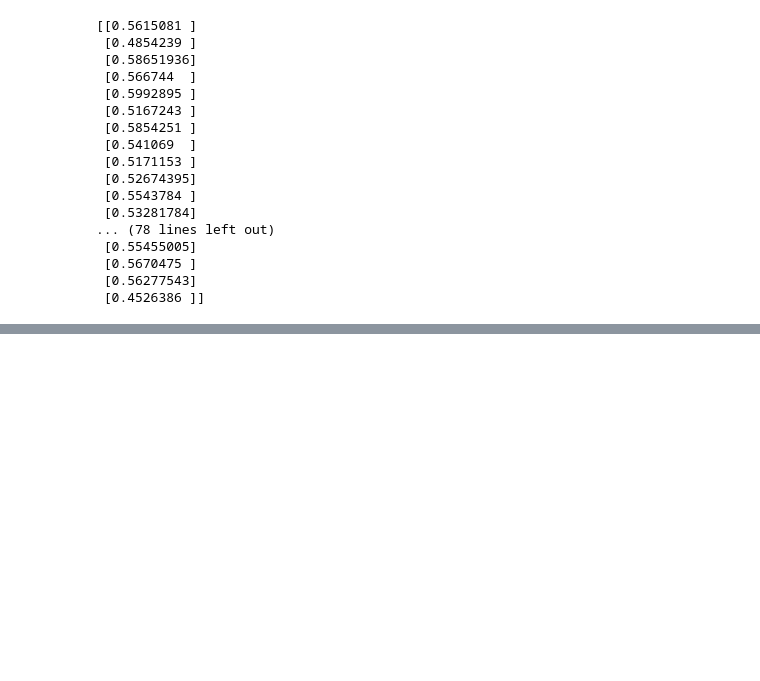
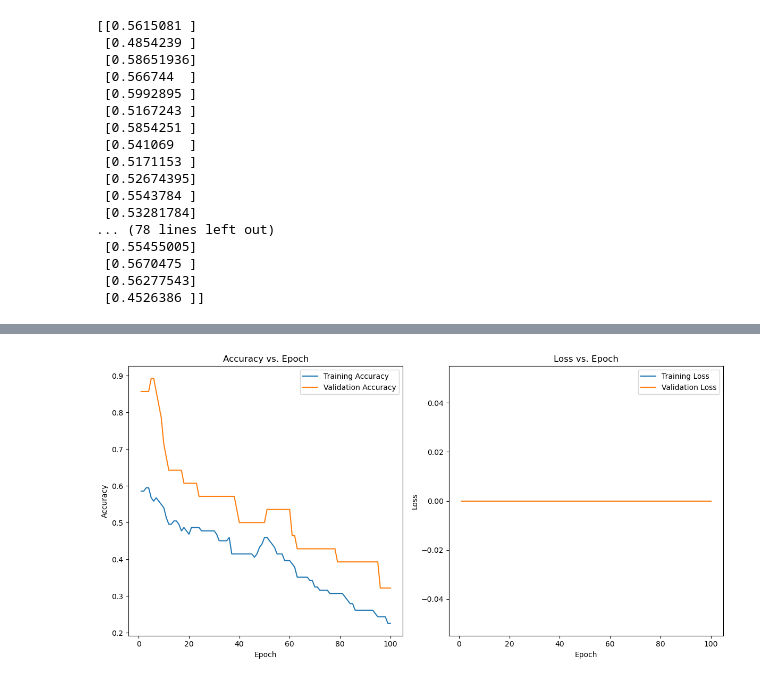
Before and after one commit to andrew-fellowes/project-four-testing-ovarian-cancer, a Jupyter notebook: Kerastuner/auto_optimisation_solutionPCA3rdAttempt.ipynb, the cells around one changed output, grey strips where cells are left out. Drawn from its saved outputs; the diff is of its cells as text; code cells hidden in the pictures; blank space fills up the shorter version.

Commit message:
optimised model accuracy/loss added

```diff
--- a/Kerastuner/auto_optimisation_solutionPCA3rdAttempt.ipynb
+++ b/Kerastuner/auto_optimisation_solutionPCA3rdAttempt.ipynb
@@ -683,0 +676,9 @@ with open('./Kerastuner/untitled_project/predictions_output.csv', 'w', newline='
+# %%
+# Reload optimised model
+optimized_model = load_model('./PCA_3rdAttemptProject_AF_trials/PCA3rdAttempt_optimised_model.h5')
+# %%
+# Compile the model
+optimized_model.compile(optimizer='adam', loss='categorical_crossentropy', metrics=['accuracy'])
+# %%
+# Simulate training process using the test data
+history = optimized_model.fit(X2_train_pca, y2_train,epochs=100, validation_data=(X2_test_pca,y2_test), verbose=1)
@@ -683,0 +704,33 @@ with open('./Kerastuner/untitled_project/predictions_output.csv', 'w', newline='
+# %%
+# Extract Training History
+training_accuracy = history.history['accuracy']
+validation_accuracy = history.history['val_accuracy']
+training_loss = history.history['loss']
+validation_loss = history.history['val_loss']
+epochs = range(1, 101)
+# %%
+# Plot Accuracy and Loss Curves
+plt.figure(figsize=(12, 6))
+
+# Plot Accuracy
+plt.subplot(1, 2, 1)
+plt.plot(epochs, training_accuracy, label='Training Accuracy')
+plt.plot(epochs, validation_accuracy, label='Validation Accuracy')
+plt.title('Accuracy vs. Epoch')
+plt.xlabel('Epoch')
+plt.ylabel('Accuracy')
+plt.legend()
+
+# Plot Loss
+plt.subplot(1, 2, 2)
+plt.plot(epochs, training_loss, label='Training Loss')
+plt.plot(epochs, validation_loss, label='Validation Loss')
+plt.title('Loss vs. Epoch')
+plt.xlabel('Epoch')
+plt.ylabel('Loss')
+plt.legend()
+
+plt.tight_layout()
+plt.show()
+# %% [output]
+[figure, added]
```
Also changed, not shown: parts of 4 cells of this notebook.
